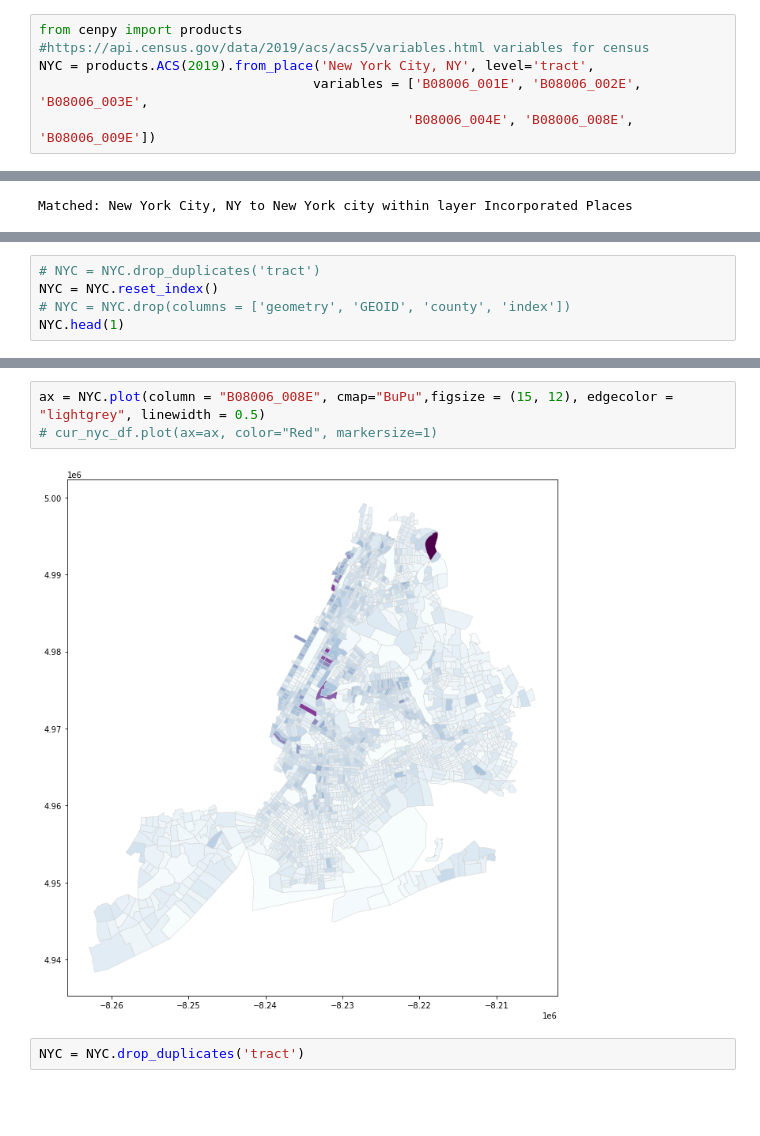
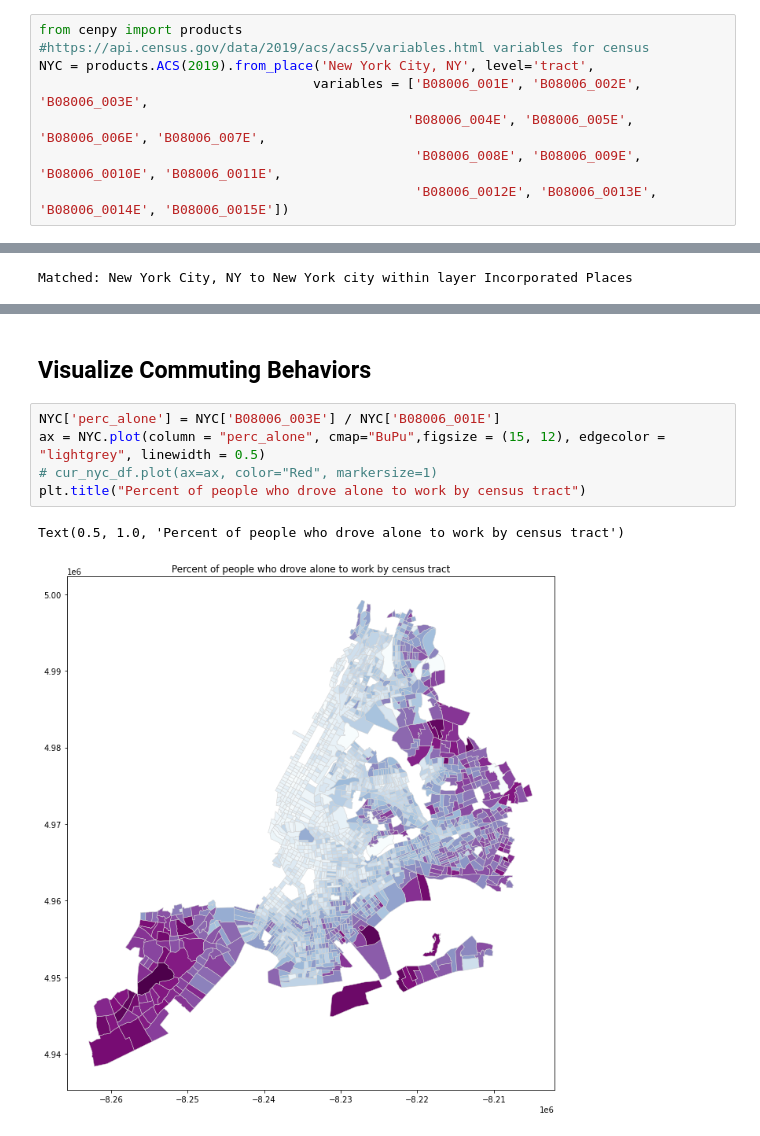
Before and after one commit to katelyn98/HealthyRide-Mapping, a Jupyter notebook: Notebooks/NYC Analyses.ipynb, the cells around one changed output, grey strips where cells are left out. Drawn from its saved outputs; the diff is of its cells as text; blank space fills up the shorter version.

```diff
--- a/Notebooks/NYC Analyses.ipynb
+++ b/Notebooks/NYC Analyses.ipynb
@@ -15,7 +26,9 @@ from cenpy import products
 #https://api.census.gov/data/2019/acs/acs5/variables.html variables for census
 NYC = products.ACS(2019).from_place('New York City, NY', level='tract',
                                    variables = ['B08006_001E', 'B08006_002E', 'B08006_003E',
-                                               'B08006_004E', 'B08006_008E', 'B08006_009E'])
+                                               'B08006_004E', 'B08006_005E', 'B08006_006E', 'B08006_007E',
+                                                'B08006_008E', 'B08006_009E', 'B08006_0010E', 'B08006_0011E',
+                                                'B08006_0012E', 'B08006_0013E', 'B08006_0014E', 'B08006_0015E'])
 # %% [output]
 '+init=<authority>:<code>' syntax is deprecated. '<authority>:<code>' is the preferred initialization method. When making the change, be mindful of axis order changes: https://pyproj4.github.io/pyproj ...
 Matched: New York City, NY to New York city within layer Incorporated Places
@@ -29,8 +67,3 @@ cenTract.head(1)
 # %% [output]
 |  | OBJECTID | CTLabel | BoroCode | BoroName | CT2010 | BoroCT2010 | CDEligibil | NTACode | NTAName | PUMA | ... |
 | 0 | 1 | 9 | 5 | Staten Island | 000900 | 5000900 | E | SI22 | West New Brighton-New Brighton-St... | 3903 | ... |
-# %%
-# NYC = NYC.drop_duplicates('tract')
-NYC = NYC.reset_index()
-# NYC = NYC.drop(columns = ['geometry', 'GEOID', 'county', 'index'])
-NYC.head(1)
@@ -44,7 +95,10 @@ len(NYC)
+# %% [markdown]
+## Visualize Commuting Behaviors
 # %%
-ax = NYC.plot(column = "B08006_008E", cmap="BuPu",figsize = (15, 12), edgecolor = "lightgrey", linewidth = 0.5)
+NYC['perc_alone'] = NYC['B08006_003E'] / NYC['B08006_001E']
+ax = NYC.plot(column = "perc_alone", cmap="BuPu",figsize = (15, 12), edgecolor = "lightgrey", linewidth = 0.5)
 # cur_nyc_df.plot(ax=ax, color="Red", markersize=1)
+plt.title("Percent of people who drove alone to work by census tract")
 # %% [output]
+Text(0.5, 1.0, 'Percent of people who drove alone to work by census tract')
-[figure, old version]
+[figure, new version]
-# %%
-NYC = NYC.drop_duplicates('tract')
```
Also changed, not shown: parts of 34 cells of this notebook, 16 other files.
